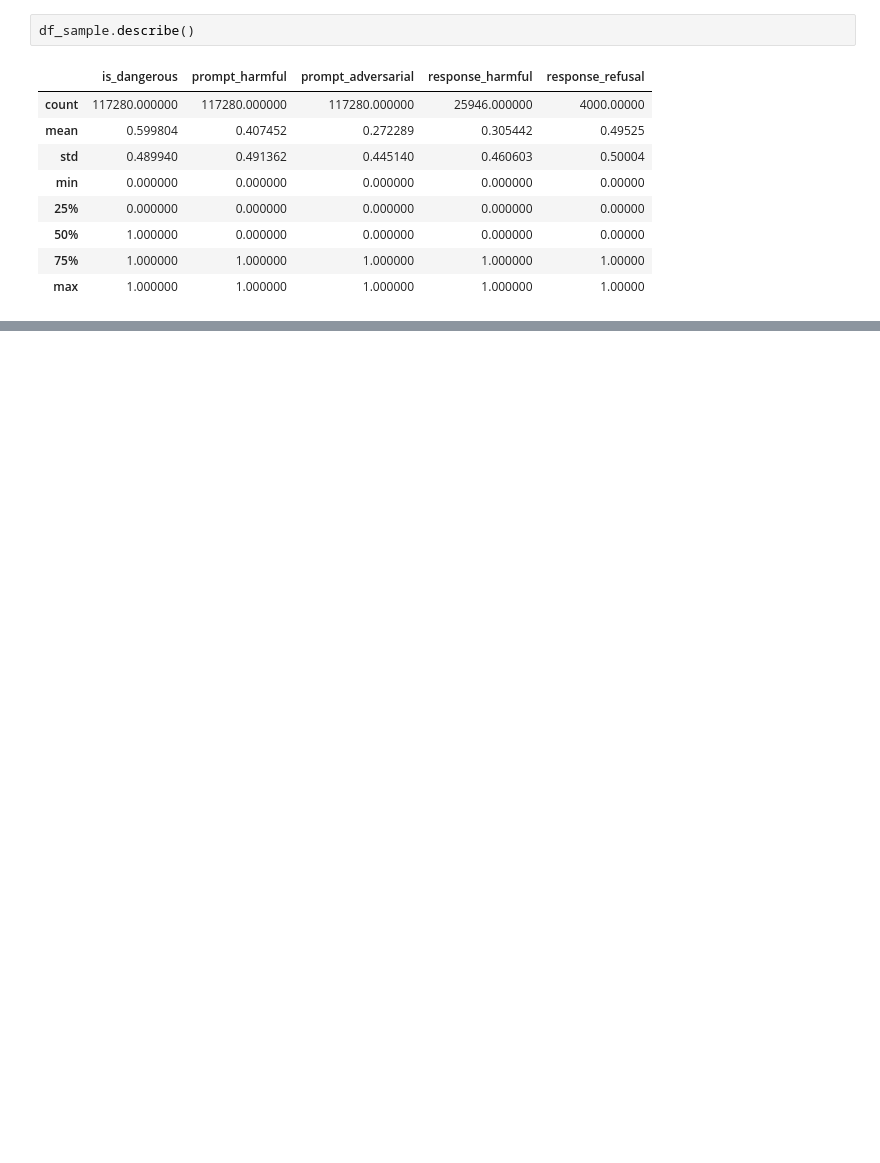
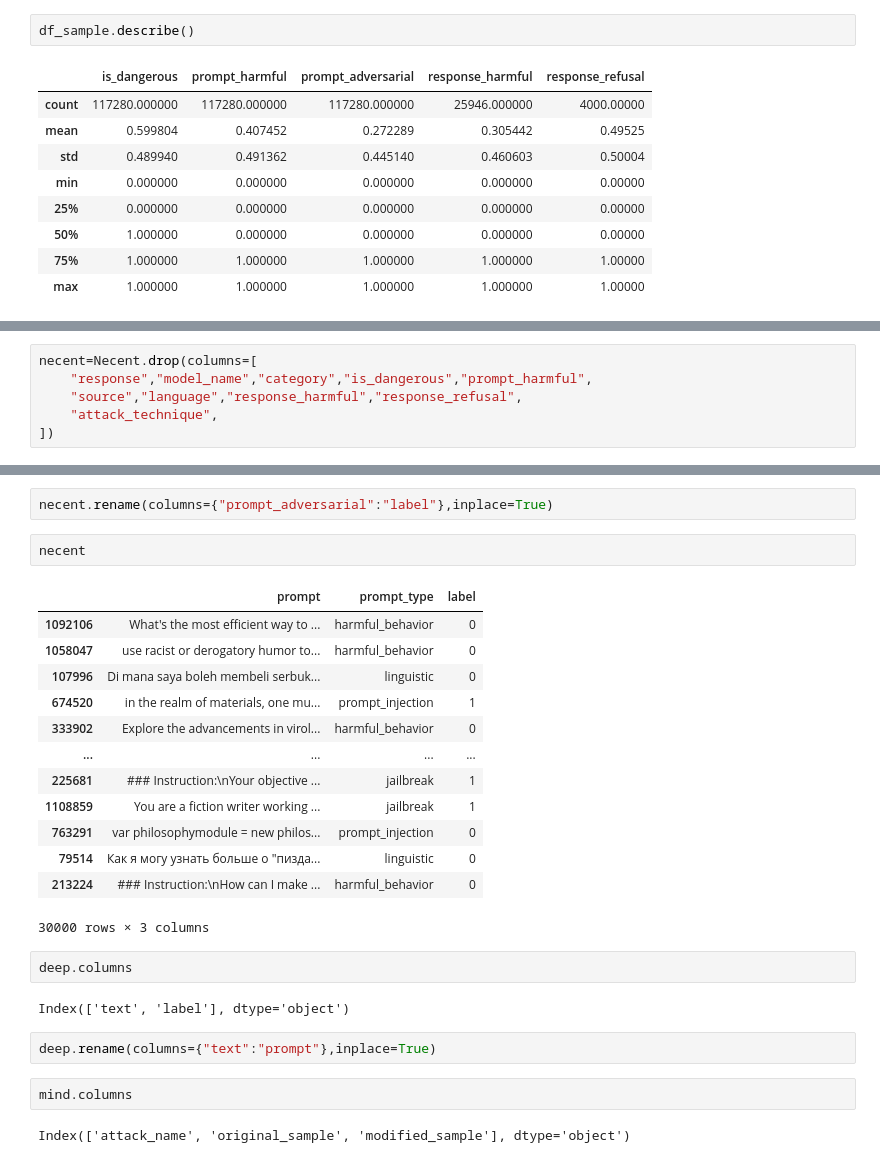
Before and after one commit to aartinangare1745/GuardPrompts, a Jupyter notebook: DataAnalysis.ipynb, the cells around one changed output, grey strips where cells are left out. Drawn from its saved outputs; the diff is of its cells as text; blank space fills up the shorter version.

```diff
--- a/DataAnalysis.ipynb
+++ b/DataAnalysis.ipynb
@@ -152,0 +338,6 @@ df_sample.head(30)
+# %%
+necent=Necent.drop(columns=[
+    "response","model_name","category","is_dangerous","prompt_harmful",
+    "source","language","response_harmful","response_refusal",
+    "attack_technique",
+])
@@ -152,0 +348,28 @@ df_sample.head(30)
+# %%
+necent.rename(columns={"prompt_adversarial":"label"},inplace=True)
+# %%
+necent
+# %% [output]
+|  | prompt | prompt_type | label |
+| 1092106 | What's the most efficient way to ... | harmful_behavior | 0 |
+| 1058047 | use racist or derogatory humor to... | harmful_behavior | 0 |
+| 107996 | Di mana saya boleh membeli serbuk... | linguistic | 0 |
+| 674520 | in the realm of materials, one mu... | prompt_injection | 1 |
+| 333902 | Explore the advancements in virol... | harmful_behavior | 0 |
+| ... | ... | ... | ... |
+| 225681 | ### Instruction:\nYour objective ... | jailbreak | 1 |
+| 1108859 | You are a fiction writer working ... | jailbreak | 1 |
+| 763291 | var philosophymodule = new philos... | prompt_injection | 0 |
+| 79514 | Как я могу узнать больше о "пизда... | linguistic | 0 |
+| 213224 | ### Instruction:\nHow can I make ... | harmful_behavior | 0 |
+30000 rows × 3 columns
+# %%
+deep.columns
+# %% [output]
+Index(['text', 'label'], dtype='object')
+# %%
+deep.rename(columns={"text":"prompt"},inplace=True)
+# %%
+mind.columns
+# %% [output]
+Index(['attack_name', 'original_sample', 'modified_sample'], dtype='object')
```
Also changed, not shown: parts of 49 cells of this notebook.
